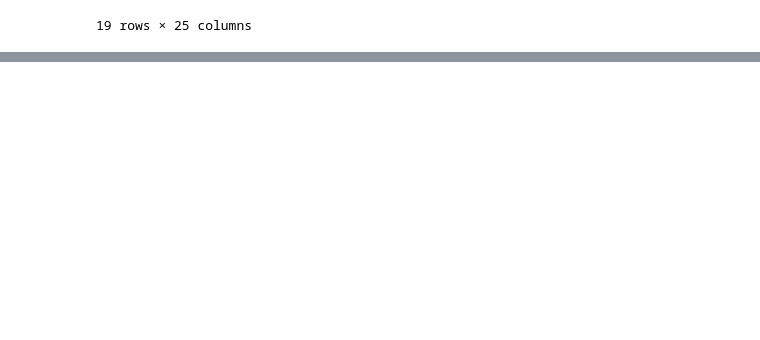
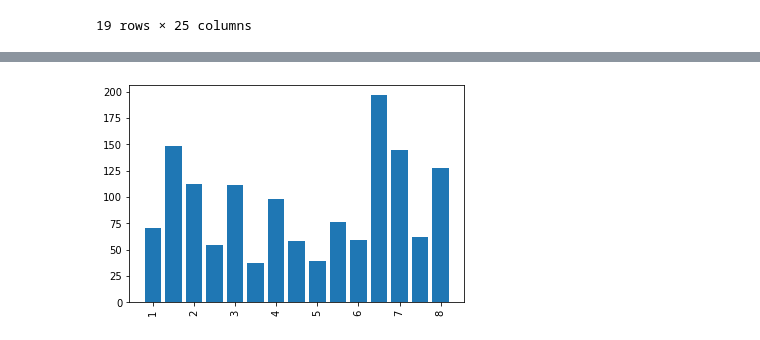
Before and after one commit to SharonBond/homework, a Jupyter notebook: IEX_API.ipynb, the cells around one changed output, grey strips where cells are left out. Cells and saved outputs as stored; diff of their text form; code cells hidden in the pictures; blank space fills up the shorter version.

```diff
--- a/IEX_API.ipynb
+++ b/IEX_API.ipynb
@@ -70,0 +130,15 @@ pk_603c03893595429dab5e9303276077d9
+# %%
+
+stock_dict = {'Symbol': [], 'Date': [], 'Label': [], 'High': [], 'Low': [], 'Open': [], 'Close': []}
+for x in range(len(stock_data)):
+    stock_dict['Symbol'].append(stock_data[x][0]['symbol'])
+    stock_dict['Date'].append(stock_data[x][0]['date'])
+    stock_dict['Label'].append(stock_data[x][0]['label'])
+    stock_dict['High'].append(stock_data[x][0]['high'])
+    stock_dict['Low'].append(stock_data[x][0]['low'])
+    stock_dict['Open'].append(stock_data[x][0]['open'])
+    stock_dict['Close'].append(stock_data[x][0]['close'])
+
+print(stock_dict)
+stock_df = pd.DataFrame(stock_dict)
+display(stock_df)
@@ -70,0 +163,9 @@ pk_603c03893595429dab5e9303276077d9
+# %%
+stocks = stock_df
+fig, ax = plt.subplots()
+ax.bar(stocks.index, stocks['High'])
+ax.set_xticklabels(stocks.index, rotation = 90)
+ax.set_y_label = ("Price")
+plt.show()
+# %% [output]
+[figure, added]
```
Also changed, not shown: parts of 6 cells of this notebook.
